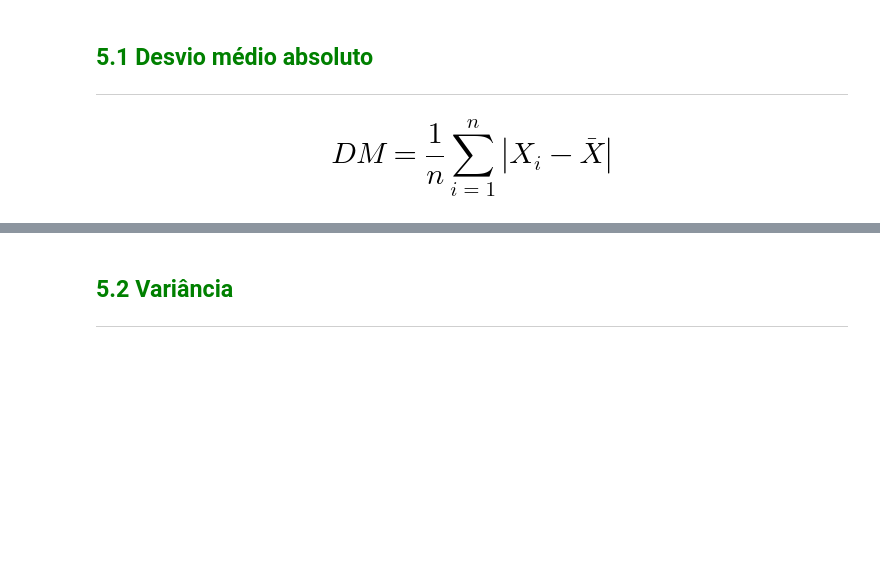
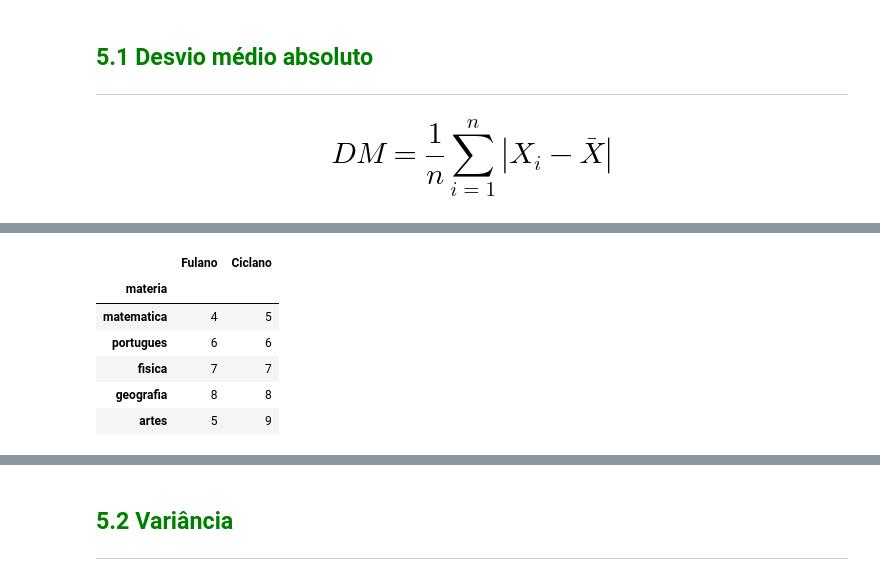
Before and after one commit to jrsantos1/python-para-estatistica, a Jupyter notebook: modulos_estatistica/1_modulo_frequencias_e_medidas/curso_estatistica_modulo_1.ipynb, the cells around one changed output, grey strips where cells are left out. Saved outputs shown, nothing was run; the diff lists cells and outputs as text; code cells hidden in the pictures; blank space fills up the shorter version.

```diff
--- a/modulos_estatistica/1_modulo_frequencias_e_medidas/curso_estatistica_modulo_1.ipynb
+++ b/modulos_estatistica/1_modulo_frequencias_e_medidas/curso_estatistica_modulo_1.ipynb
@@ -961,3 +991,9 @@ Embora as medidas de posição forneçam uma sumarização bastante importante d
 
 
 # $$DM = \frac 1n\sum_{i=1}^{n}|X_i-\bar{X}|$$
+# %%
+notas_alunos = pd.DataFrame(data={
+    'Fulano': [4,6,7,8,5],
+    'Ciclano': [5,6,7,8,9]
+})
+notas_alunos
@@ -963,0 +1007,13 @@ Embora as medidas de posição forneçam uma sumarização bastante importante d
+# %%
+dada_index={0: 'matematica',1: 'portugues',2: 'fisica',3: 'geografia',4: 'artes',}
+# %%
+notas_alunos.rename(index=dada_index, inplace=True)
+notas_alunos.rename_axis('materia')
+# %% [output]
+|  | Fulano | Ciclano |
+| materia |  |  |
+| matematica | 4 | 5 |
+| portugues | 6 | 6 |
+| fisica | 7 | 7 |
+| geografia | 8 | 8 |
+| artes | 5 | 9 |
```
Also changed, not shown: parts of 14 cells of this notebook, 6 other files.
